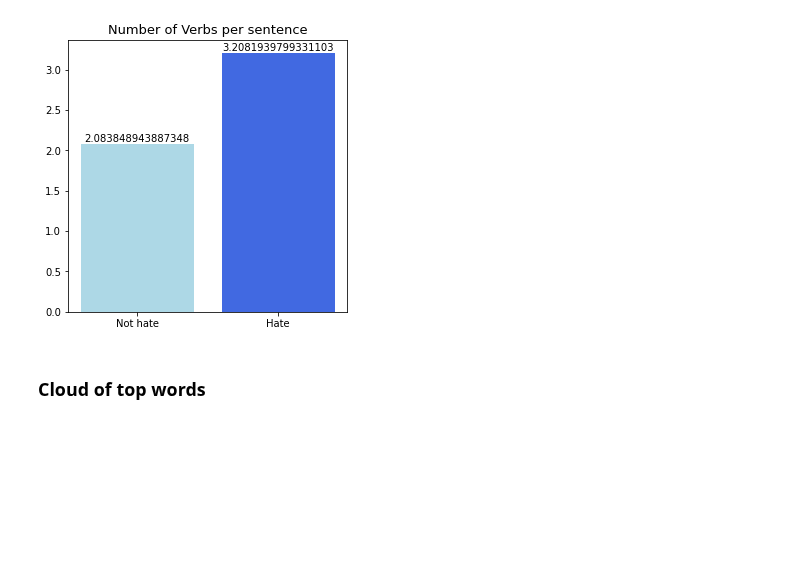
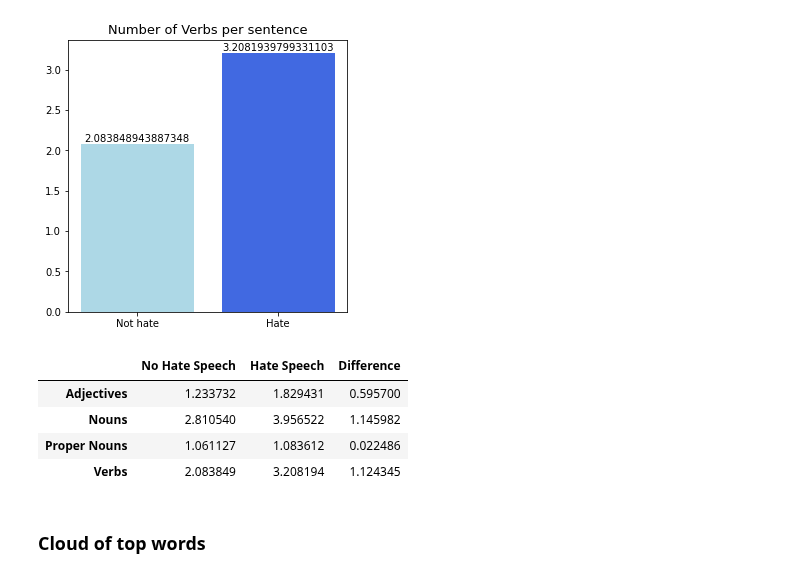
Before and after one commit to martinaviggiano/textsent_project, a Jupyter notebook: 02. Data Analysis.ipynb, the cells around one changed output. Drawn from its saved outputs; the diff is of its cells as text; code cells hidden in the pictures; blank space fills up the shorter version.

```diff
--- a/02. Data Analysis.ipynb
+++ b/02. Data Analysis.ipynb
@@ -575,0 +578,13 @@ Difference in number of Verbs is  1.1243450360457623
+# %%
+c1 = pd.Series([no_hate.ADJ_count.mean(),no_hate.NOUN_count.mean(), no_hate.PROPN_count.mean(), no_hate.VERB_count.mean()], index =['Adjectives', 'Nouns', 'Proper Nouns', 'Verbs'])
+c2 = pd.Series([hate.ADJ_count.mean(), hate.NOUN_count.mean(), hate.PROPN_count.mean(), hate.VERB_count.mean()], index =['Adjectives', 'Nouns', 'Proper Nouns', 'Verbs'])
+c3 = pd.Series([hate.ADJ_count.mean()-no_hate.ADJ_count.mean(), hate.NOUN_count.mean()-no_hate.NOUN_count.mean(), hate.PROPN_count.mean()-no_hate.PROPN_count.mean(), hate.VERB_count.mean()-no_hate.VERB_count.mean()], index =['Adjectives', 'Nouns', 'Proper Nouns', 'Verbs'])
+d = {'No Hate Speech' : c1, 'Hate Speech': c2 , 'Difference' : c3}
+diff_pos = pd.DataFrame(d)
+diff_pos
+# %% [output]
+|  | No Hate Speech | Hate Speech | Difference |
+| Adjectives | 1.233732 | 1.829431 | 0.595700 |
+| Nouns | 2.810540 | 3.956522 | 1.145982 |
+| Proper Nouns | 1.061127 | 1.083612 | 0.022486 |
+| Verbs | 2.083849 | 3.208194 | 1.124345 |
```
Also changed, not shown: parts of 66 cells of this notebook, 19 other files.
